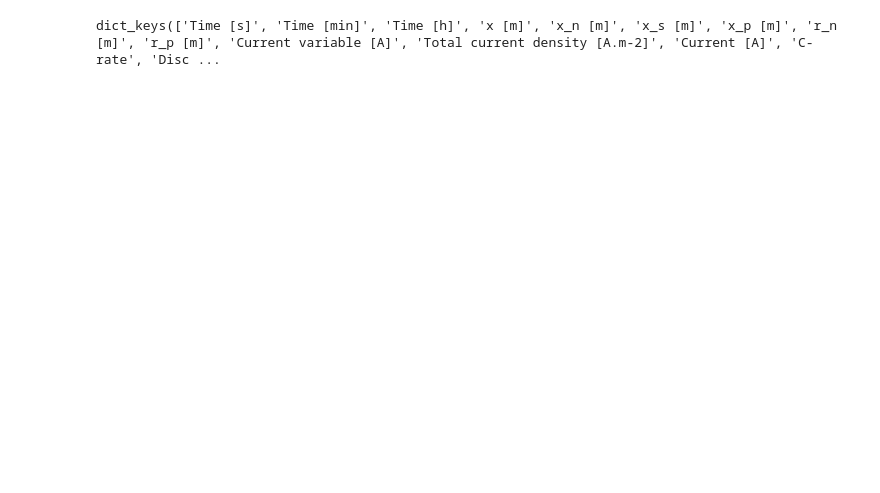
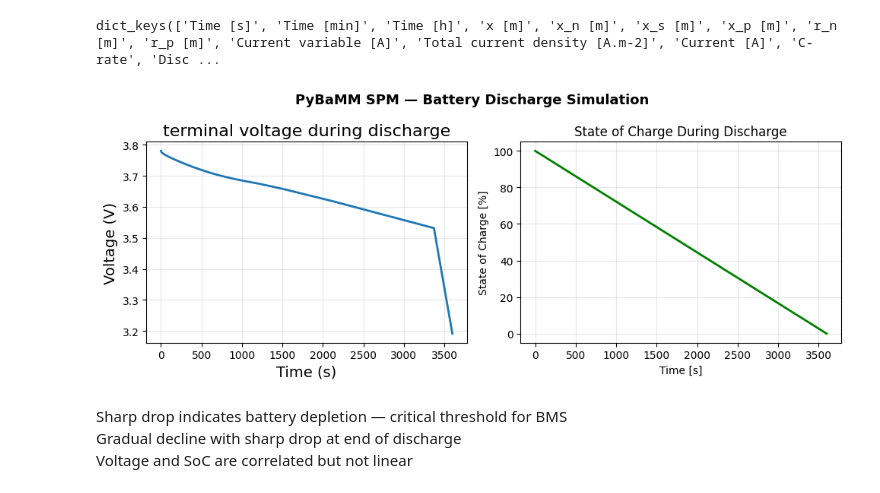
Before and after one commit to aloksharma3/bess-dispatch-optimizer, a Jupyter notebook: notebooks/Pybamm_run_spm.ipynb, the cells around one changed output. Saved outputs shown, nothing was run; the diff lists cells and outputs as text; code cells hidden in the pictures; blank space fills up the shorter version.

Commit message:
tracking Soc and voltage over time for SPM model

```diff
--- a/notebooks/Pybamm_run_spm.ipynb
+++ b/notebooks/Pybamm_run_spm.ipynb
@@ -16,3 +17,43 @@ sim.solve([0, 3600])
 print(sim.solution.all_models[0].variables.keys())
 # %% [output]
 dict_keys(['Time [s]', 'Time [min]', 'Time [h]', 'x [m]', 'x_n [m]', 'x_s [m]', 'x_p [m]', 'r_n [m]', 'r_p [m]', 'Current variable [A]', 'Total current density [A.m-2]', 'Current [A]', 'C-rate', 'Disc ...
+# %%
+#extract total capacity discharged
+Q= sim.solution['Discharge capacity [A.h]'].entries
+Q_total = Q[-1]
+SoC=1 - (Q/Q_total)
+
+#extract voltage at end of discharge
+V = sim.solution['Terminal voltage [V]'].entries
+
+#extract time
+t = sim.solution['Time [s]'].entries
+# %%
+#plot soc and voltage
+
+fig,axes= plt.subplots(1,2,figsize=(10,4))
+
+axes[0].plot(t,V,linewidth=2)
+axes[0].set_xlabel('Time (s)',fontsize=14)
+axes[0].set_ylabel('Voltage (V)',fontsize=14)
+axes[0].set_title('terminal voltage during discharge',fontsize=16)
+axes[0].grid(True, alpha=0.3)
+
+# SoC vs time
+axes[1].plot(t, SoC * 100, color='green', linewidth=2)
+axes[1].set_xlabel('Time [s]')
+axes[1].set_ylabel('State of Charge [%]')
+axes[1].set_title('State of Charge During Discharge')
+axes[1].grid(True, alpha=0.3)
+
+plt.suptitle('PyBaMM SPM — Battery Discharge Simulation',
+             fontsize=13, fontweight='bold')
+plt.tight_layout()
+plt.savefig('../results/spm_voltage_soc.png', dpi=150)
+plt.show()
+# %% [output]
+[figure, added]
+# %% [markdown]
+Sharp drop indicates battery depletion — critical threshold for BMS
+Gradual decline with sharp drop at end of discharge
+Voltage and SoC are correlated but not linear
```
Also changed, not shown: parts of 1 cell of this notebook.
